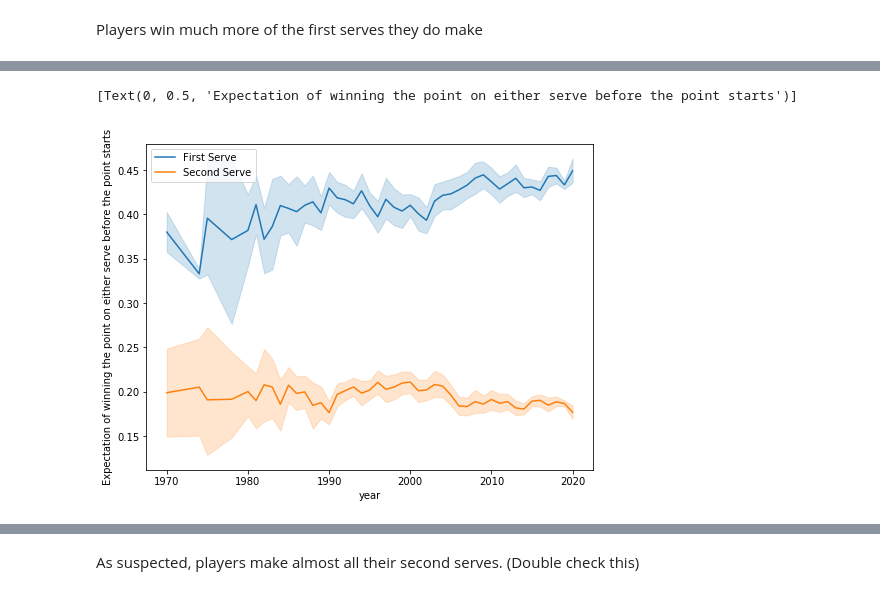
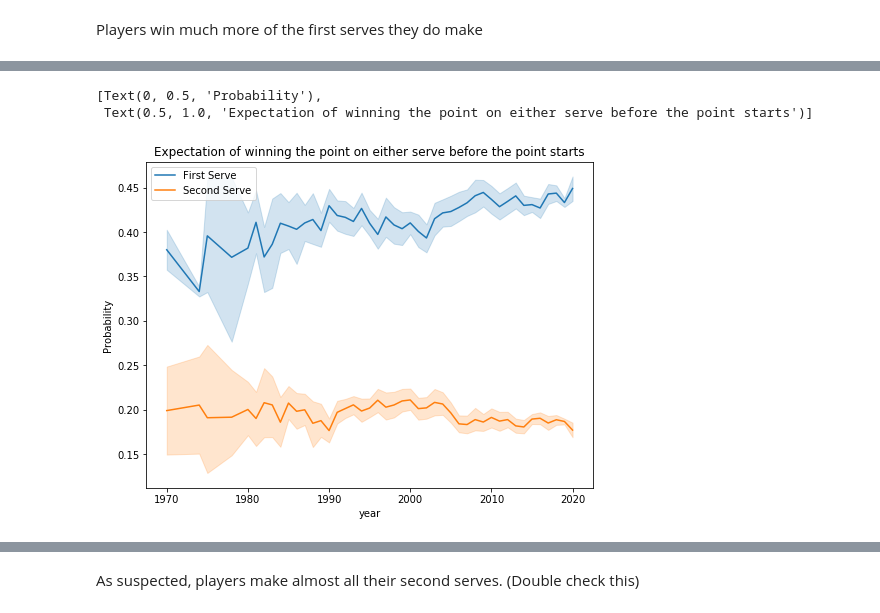
Before and after one commit to jbm4/TennisPlayerAnalysis, a Jupyter notebook: matchchartingstats.ipynb, the cells around one changed output, grey strips where cells are left out. Saved outputs shown, nothing was run; the diff lists cells and outputs as text; code cells hidden in the pictures.

```diff
--- a/matchchartingstats.ipynb
+++ b/matchchartingstats.ipynb
@@ -349,15 +352,17 @@ plot.set(ylabel="Serve Make Percentage")
 # %%
 plt.figure(figsize=(8, 6))
 sns.lineplot(x="year", y="first_make_win", data=total_serve, label="First Serve")
 plot = sns.lineplot(
     x="year", y="second_success", data=total_serve, label="Second Serve"
 )
 plot.set(
-    ylabel="Expectation of winning the point on either serve before the point starts"
+    Title="Expectation of winning the point on either serve before the point starts",
+    ylabel="Probability",
 )
 # %% [output]
-[Text(0, 0.5, 'Expectation of winning the point on either serve before the point starts')]
+[Text(0, 0.5, 'Probability'),
+ Text(0.5, 1.0, 'Expectation of winning the point on either serve before the point starts')]
-[figure, old version]
+[figure, new version]
 [interactive output not drawn]
 # %% [markdown]
 As suspected, players make almost all their second serves. (Double check this)
```
Also changed, not shown: parts of 12 cells of this notebook, 1 other file.
